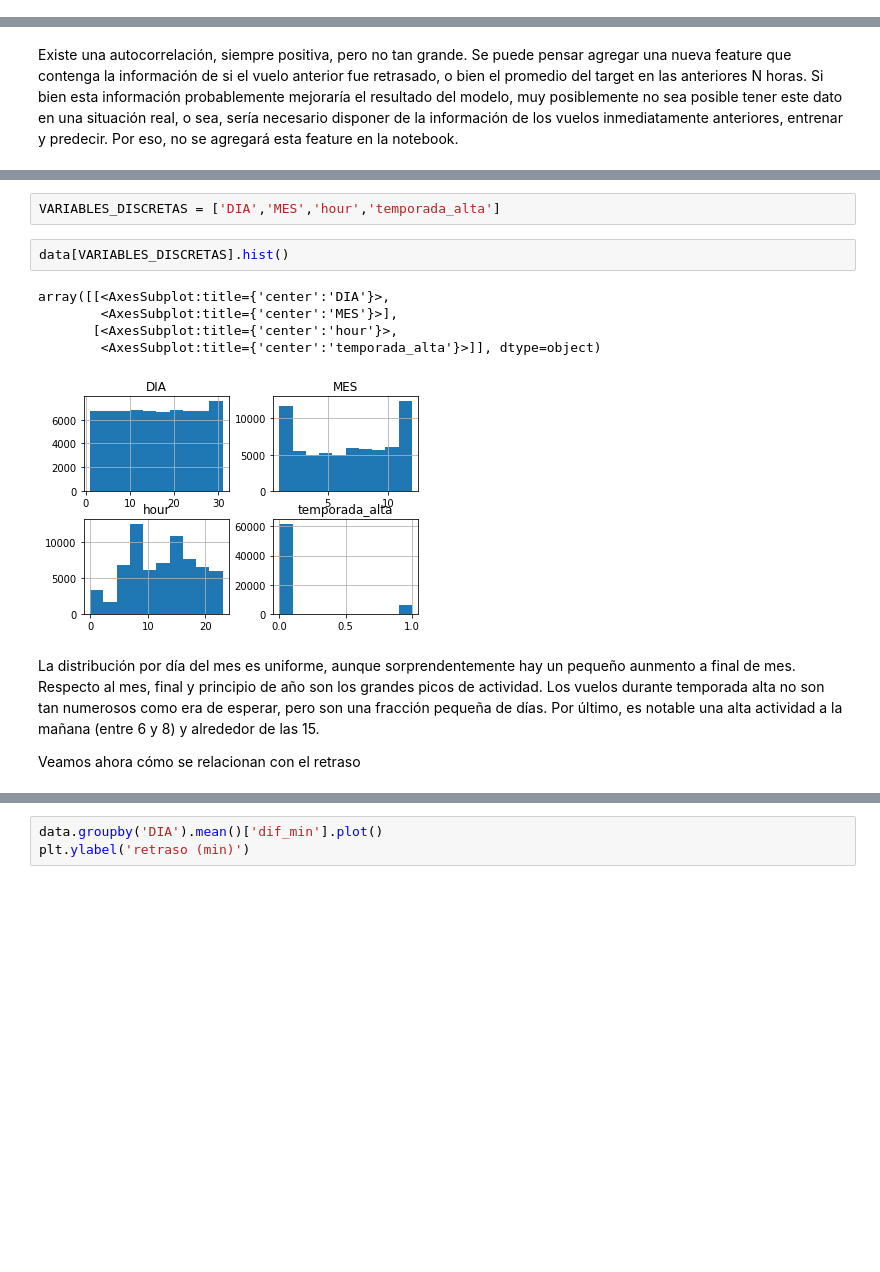
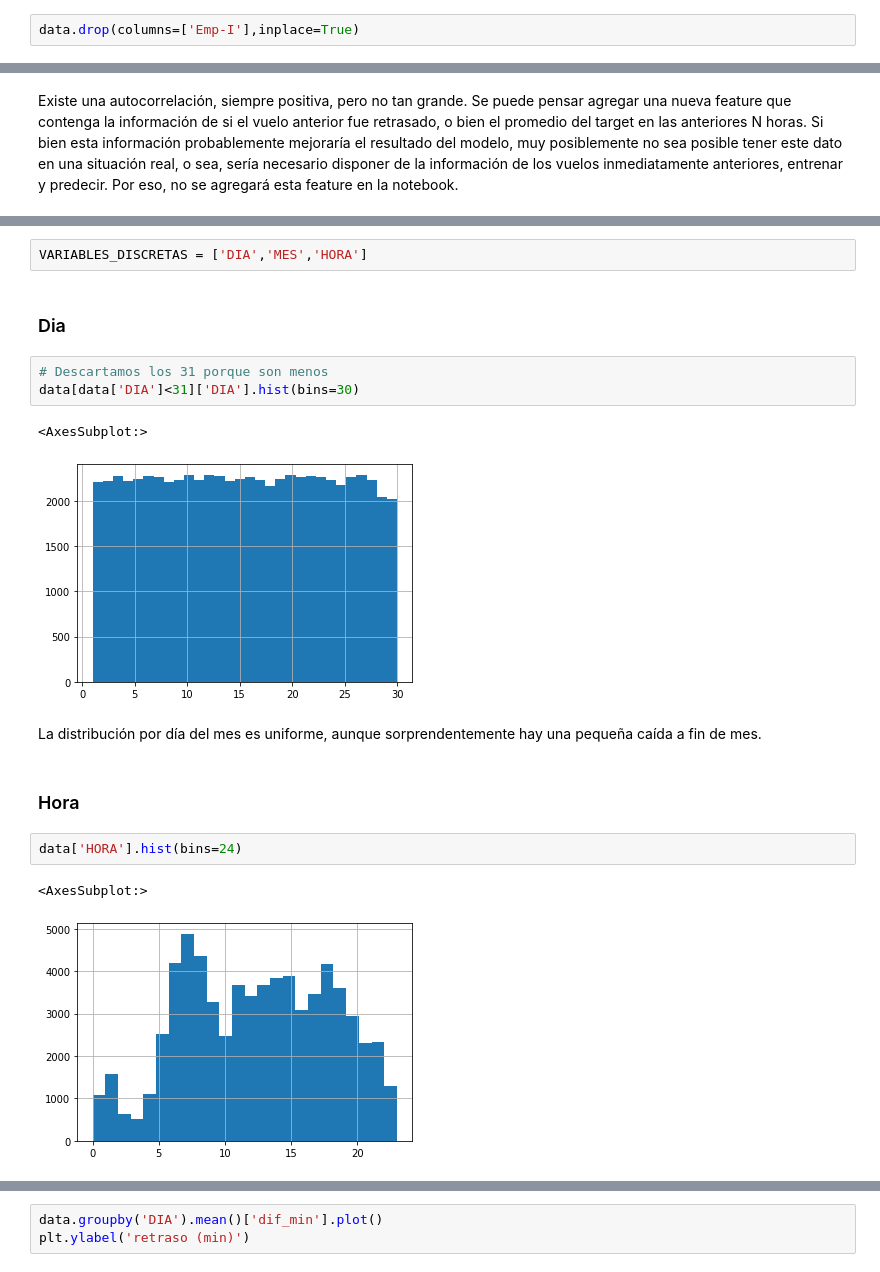
Before and after one commit to javierlunamisetich/Challenge_LATAM, a Jupyter notebook: solution.ipynb, the cells around one changed output, grey strips where cells are left out. Saved outputs shown, nothing was run; the diff lists cells and outputs as text; blank space fills up the shorter version.

```diff
--- a/solution.ipynb
+++ b/solution.ipynb
@@ -170,0 +148,2 @@ Empecemos por el retraso
+# %%
+data.drop(columns=['Emp-I'],inplace=True)
@@ -252,15 +294,20 @@ Index(['Fecha-I', 'Vlo-I', 'Ori-I', 'Des-I', 'Emp-I', 'Fecha-O', 'Vlo-O',
       dtype='object')
 # %%
-VARIABLES_DISCRETAS = ['DIA','MES','hour','temporada_alta']
+VARIABLES_DISCRETAS = ['DIA','MES','HORA']
+# %% [markdown]
+### Dia
+# %%
+# Descartamos los 31 porque son menos
+data[data['DIA']<31]['DIA'].hist(bins=30)
+# %% [output]
+<AxesSubplot:>
+[figure, added]
+# %% [markdown]
+La distribución por día del mes es uniforme, aunque sorprendentemente hay una pequeña caída a fin de mes.
+# %% [markdown]
+### Hora
 # %%
-data[VARIABLES_DISCRETAS].hist()
+data['HORA'].hist(bins=24)
 # %% [output]
-array([[<AxesSubplot:title={'center':'DIA'}>,
-        <AxesSubplot:title={'center':'MES'}>],
-       [<AxesSubplot:title={'center':'hour'}>,
-        <AxesSubplot:title={'center':'temporada_alta'}>]], dtype=object)
+<AxesSubplot:>
-[figure, old version]
+[figure, new version]
-# %% [markdown]
-La distribución por día del mes es uniforme, aunque sorprendentemente hay un pequeño aunmento a final de mes. Respecto al mes, final y principio de año son los grandes picos de actividad. Los vuelos durante temporada alta no son tan numerosos como era de esperar, pero son una fracción pequeña de días. Por último, es notable una alta actividad a la mañana (entre 6 y 8) y alrededor de las 15.
-
-Veamos ahora cómo se relacionan con el retraso
```
Also changed, not shown: parts of 149 cells of this notebook, 1 other file.
